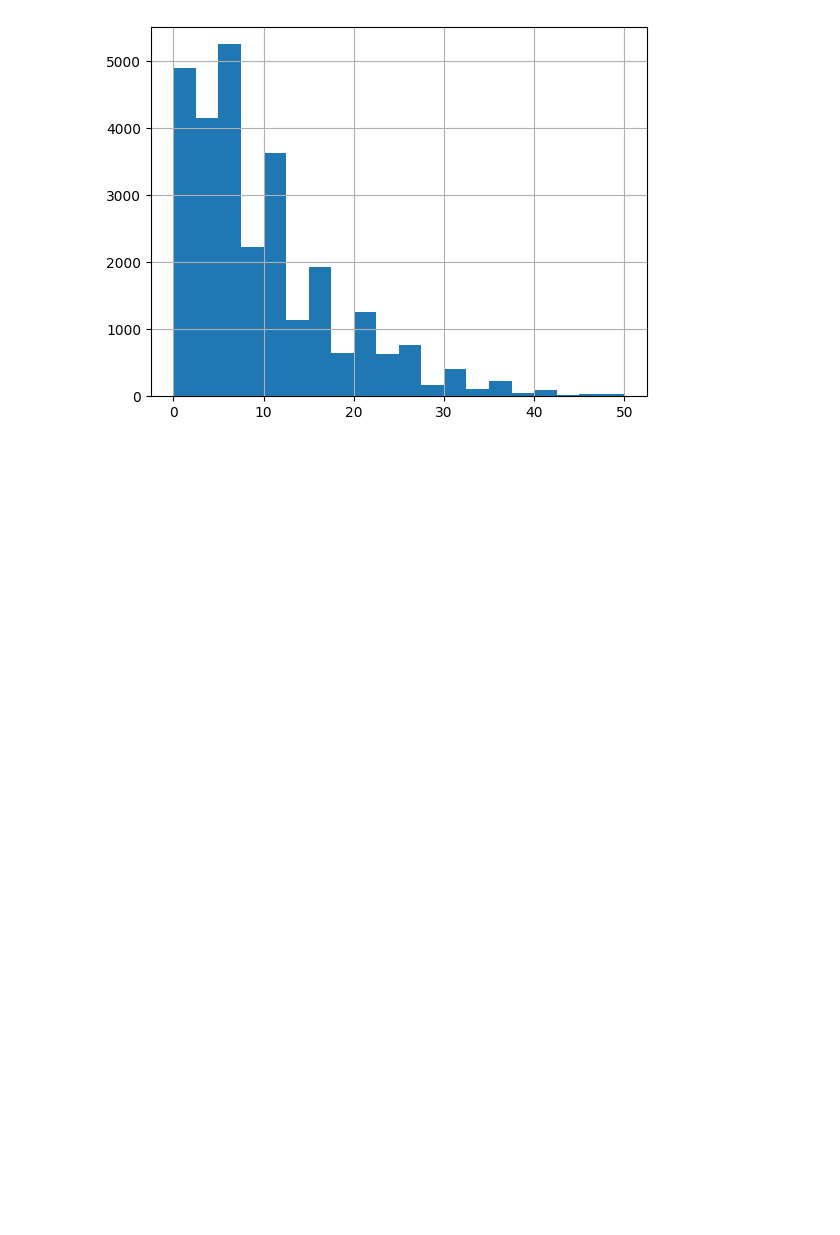
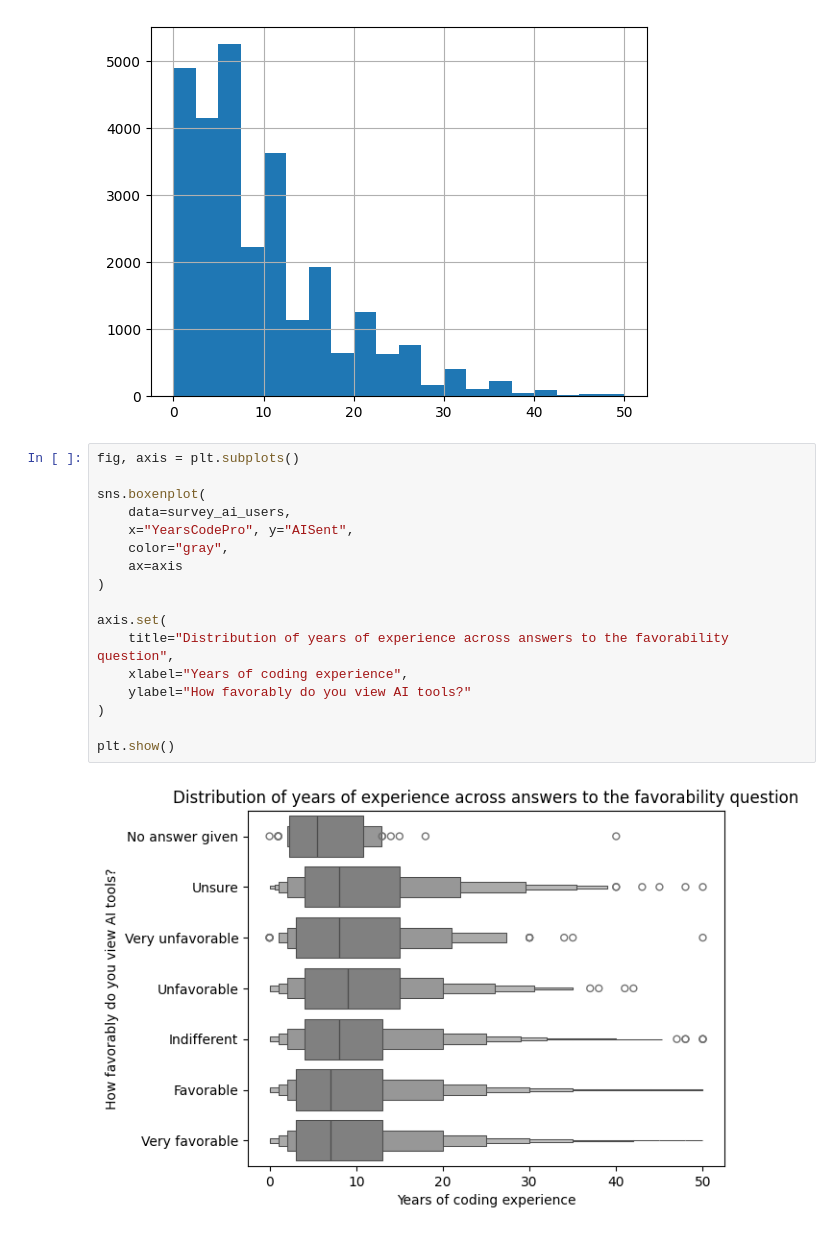
Before and after one commit to jeremysb1/data_analysis_projects, a Jupyter notebook: categorical_data.ipynb, the cells around one changed output. Drawn from its saved outputs; the diff is of its cells as text; blank space fills up the shorter version.

Commit message:
added boxenplot w/seaborn library

```diff
--- a/categorical_data.ipynb
+++ b/categorical_data.ipynb
@@ -712,3 +712,22 @@ survey_ai_users["YearsCodePro"].hist(bins=20)
 # %% [output]
 <Axes: >
 [figure]
+# %%
+fig, axis = plt.subplots()
+
+sns.boxenplot(
+    data=survey_ai_users,
+    x="YearsCodePro", y="AISent",
+    color="gray",
+    ax=axis
+)
+
+axis.set(
+    title="Distribution of years of experience across answers to the favorability question",
+    xlabel="Years of coding experience",
+    ylabel="How favorably do you view AI tools?"
+)
+
+plt.show()
+# %% [output]
+[figure, added]
```
